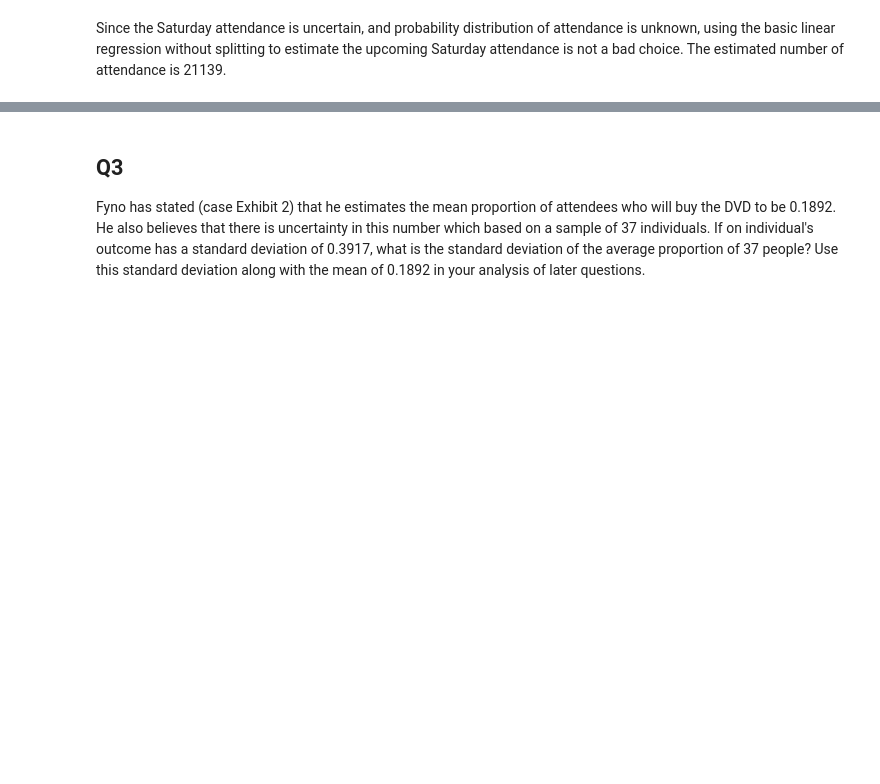
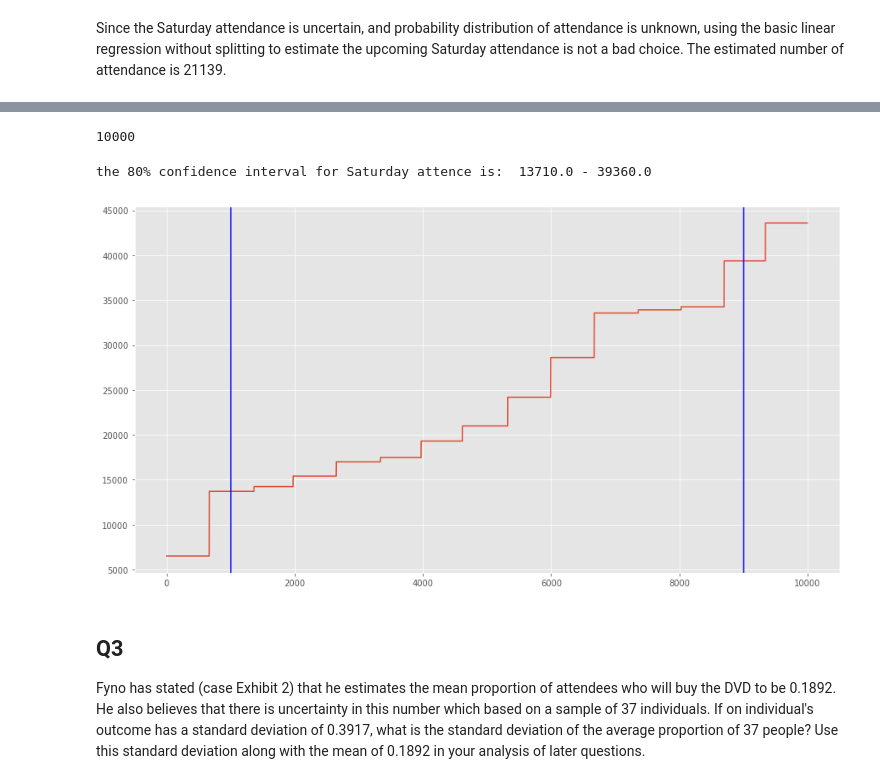
Before and after one commit to yiting-wang-dl/Time_Series_Projects, a Jupyter notebook: 3_Lac_Leman.ipynb, the cells around one changed output, grey strips where cells are left out. Cells and saved outputs as stored; diff of their text form; code cells hidden in the pictures; blank space fills up the shorter version.

```diff
--- a/3_Lac_Leman.ipynb
+++ b/3_Lac_Leman.ipynb
@@ -411,3 +218,17 @@ plt.plot([i for i in range(len(x))], x)
+# %%
+attendance.sort()
+# %%
+len(attendance)
+# %% [output]
+10000
+# %%
+plt.plot([i for i in range(len(attendance))], attendance)
+plt.axvline(x=9000, color = 'b')
+plt.axvline(x=1000, color = 'b')
+print("the 80% confidence interval for Saturday attence is: ", attendance[1000],"-", attendance[9000])
+# %% [output]
+the 80% confidence interval for Saturday attence is:  13710.0 - 39360.0
+[figure, added]
 # %% [markdown]
 ## Q3
 
```
Also changed, not shown: parts of 66 cells of this notebook.
